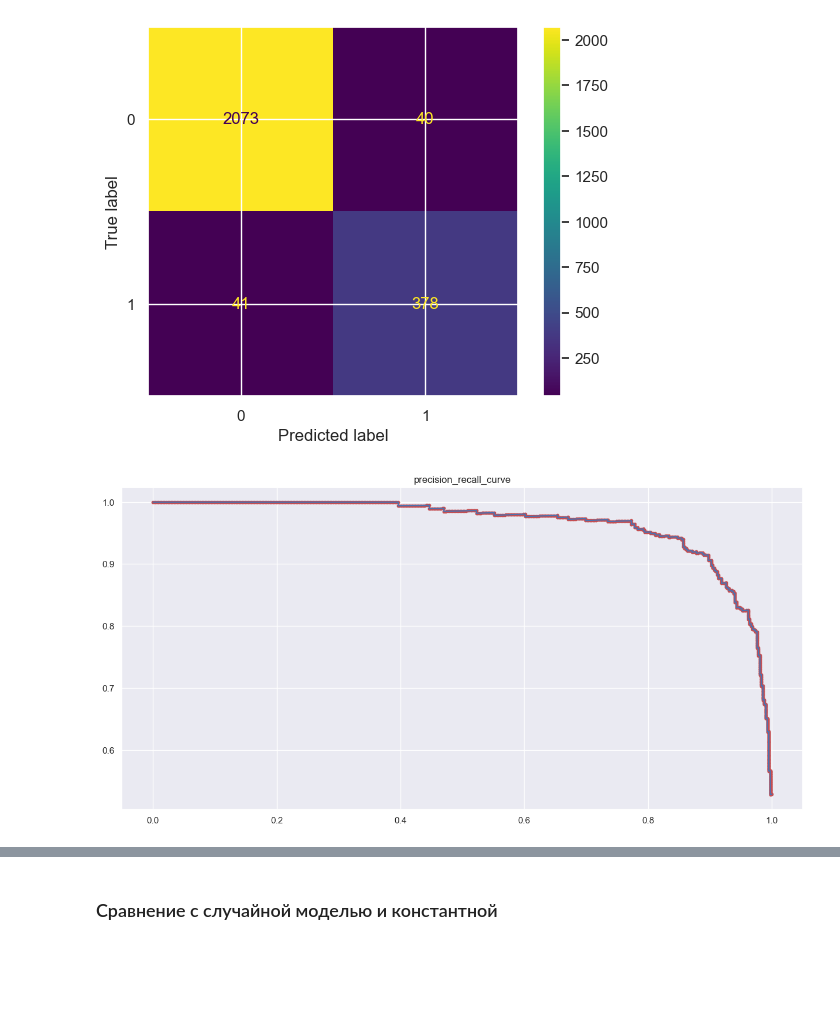
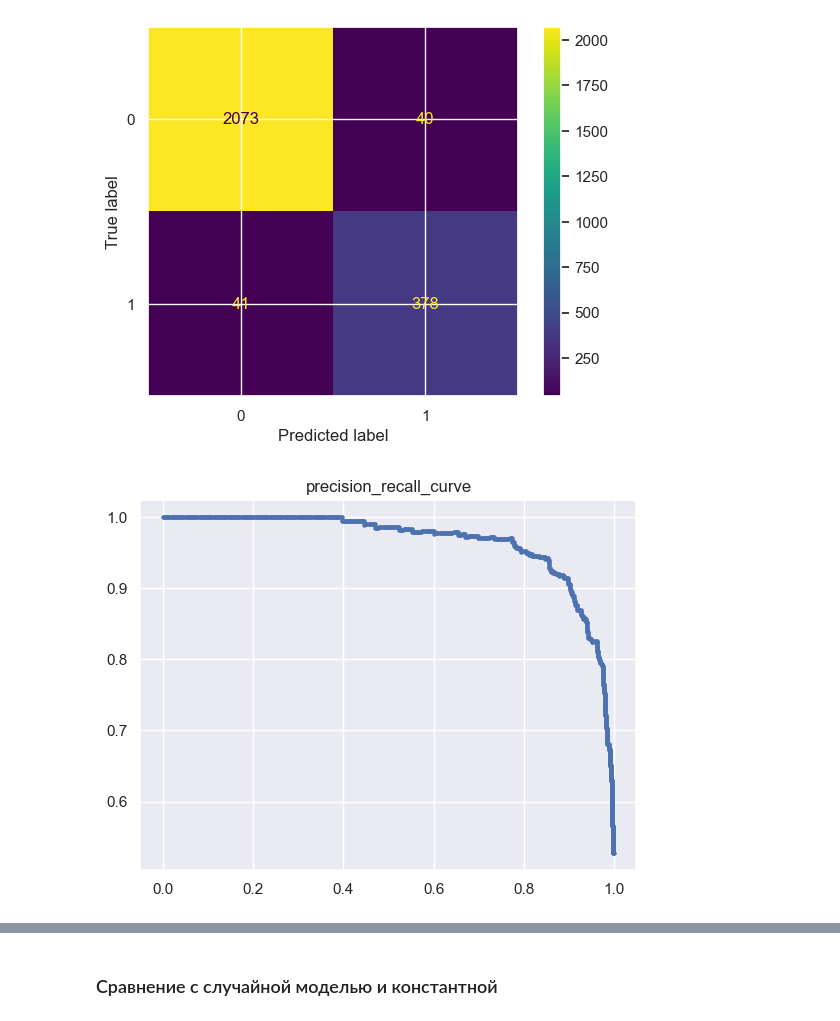
Before and after one commit to ArtAnichkin/kaggle_proj, a Jupyter notebook: 1_credit_card_customers/forecasting_the_outflow_of_bank_customers..ipynb, the cells around one changed output, grey strips where cells are left out. Drawn from its saved outputs; the diff is of its cells as text; code cells hidden in the pictures; blank space fills up the shorter version.

```diff
--- a/1_credit_card_customers/forecasting_the_outflow_of_bank_customers..ipynb
+++ b/1_credit_card_customers/forecasting_the_outflow_of_bank_customers..ipynb
@@ -196,8 +203,10 @@ interval columns not set, guessing: ['clientnum', 'attrition_flag', 'customer_ag
 # %%
 df.drop(columns=('clientnum'), inplace=True)
 # %%
-X_train, x_test, y_train, y_test = train_test_split(df.drop(columns=['attrition_flag']), df['attrition_flag'],
-                                                    test_size=0.25, random_state=42)
+X = df.drop(columns=['attrition_flag'])
+y = df['attrition_flag']
+
+X_train, x_test, y_train, y_test = train_test_split(X, y, test_size=0.25, random_state=42)
 # %%
 categorical_columns = [df.columns[i] for i, col in enumerate(df) if df[col].dtype == 'O']
 numerical_columns = [df.columns[i] for i, col in enumerate(df) if df[col].dtype != 'O' and col != 'attrition_flag']
@@ -217,7 +226,10 @@ preprocessor = ColumnTransformer([
 # %% [markdown]
 ### Random forest
 # %%
-pipe = Pipeline([('pre', preprocessor), ('smote', SMOTE(random_state=42)), ('clf', RandomForestClassifier())])
+pipe = Pipeline([('pre', preprocessor),
+                 ('smote', SMOTE(random_state=42)),
+                 ('clf', RandomForestClassifier(random_state=42))
+                ])
 
 grid={
     'clf__max_depth':list(np.arange(3, 60, step=3)),
@@ -244,7 +256,10 @@ random_forest_model.best_score_
 # %% [markdown]
 ### LGBoost
 # %%
-pipe = Pipeline([('pre', preprocessor), ('smote', SMOTE(random_state=42)), ('clf', LGBMClassifier())])
+pipe = Pipeline([('pre', preprocessor),
+                 ('smote', SMOTE(random_state=42)),
+                 ('clf', LGBMClassifier(random_state=42))
+                ])
 
 grid={
     'clf__max_depth':[2, 4, 6],
@@ -290,15 +305,13 @@ plt.show()
 # %%
 probas = lgboost_model.predict_proba(x_test)[:,1]
 precision,recall,thresholds = precision_recall_curve(y_test, probas)
 
-plt.figure(figsize=(15,12))
 plt.plot(recall, precision)
-plt.scatter(recall, precision, c='r', s=10)
-plt.gca().set_aspect('equal')
+plt.scatter(recall, precision, c='b', s=5)
 plt.title('precision_recall_curve')
 plt.show()
 # %% [output]
-[figure, old version]
+[figure, new version]
 # %%
 plot_roc_curve(lgboost_model, x_test, y_test)
 plt.title('roc_curve')
```
Also changed, not shown: parts of 17 cells of this notebook.
